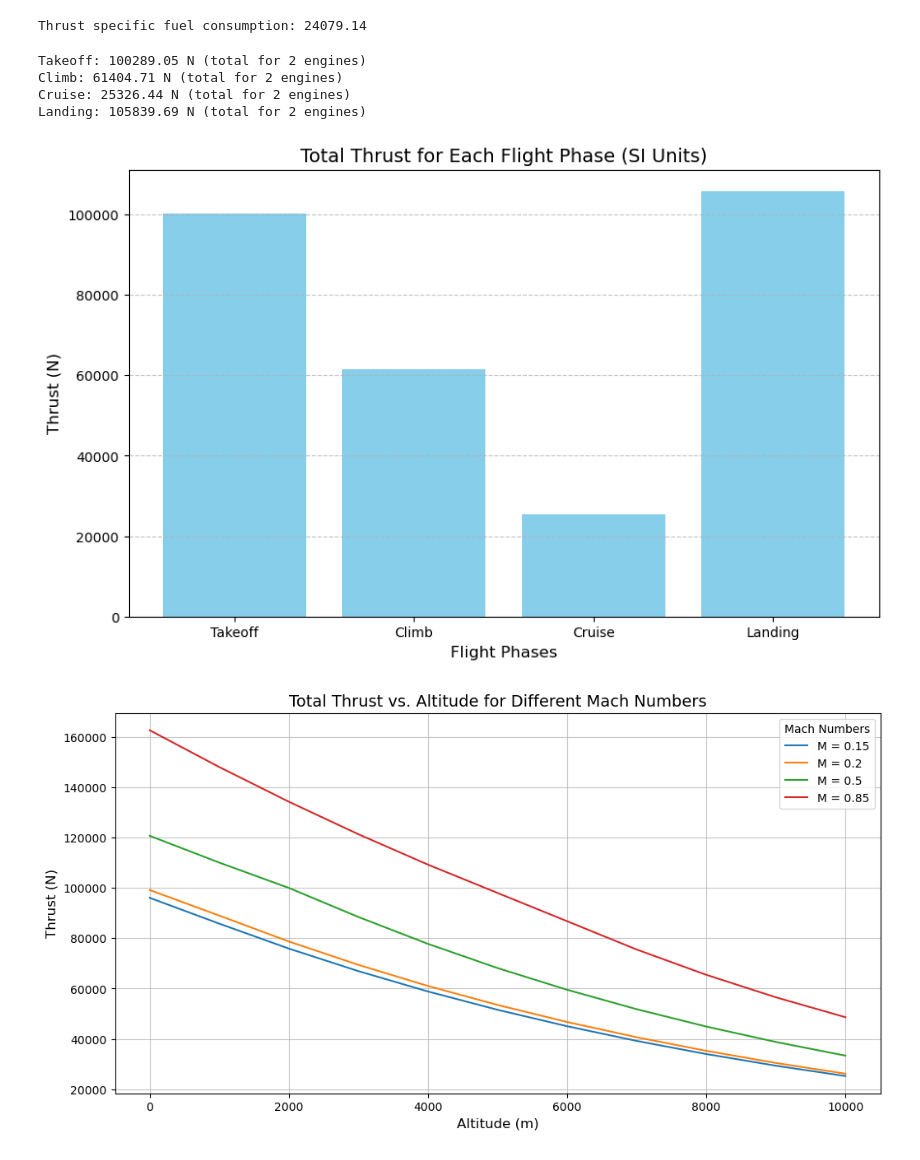
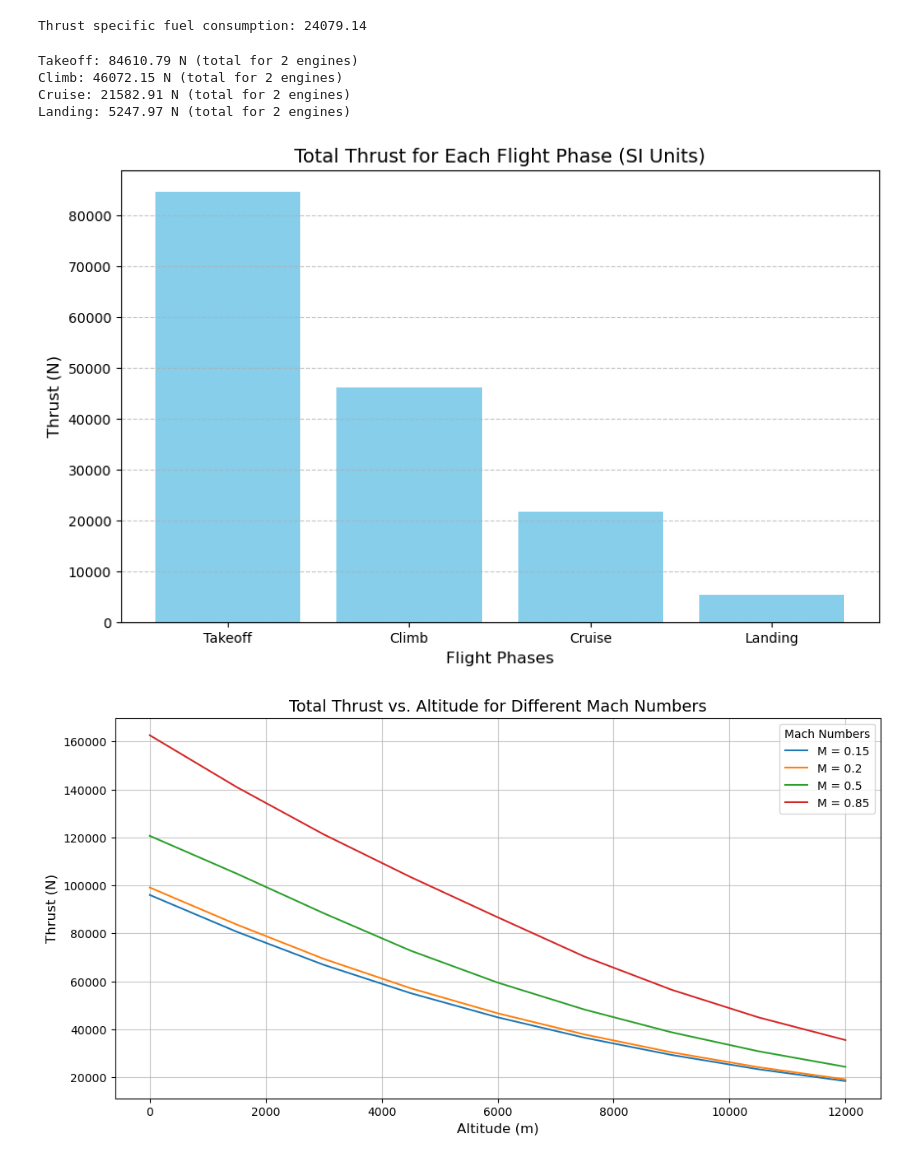
Before and after one commit to AntoineVanHoye/integrated_project, a Jupyter notebook: thrust.ipynb, the cells around one changed output. Saved outputs shown, nothing was run; the diff lists cells and outputs as text; code cells hidden in the pictures.

```diff
--- a/thrust.ipynb
+++ b/thrust.ipynb
@@ -8,7 +8,7 @@ h = [0, 5000, 12500, 30]  # Altitudes in meters (takeoff, climb, cruise, landing
 Cd0 = 0.02 # Parasitic drag coefficient
 delta = 0.005  # Induced drag correction factor
 AR = 1.5 # Aspect ratio
-CL = [1.5, 1.2, 0.261, 2]  # Lift coefficients for phases
+CL = [1, 0.6, 0.261, 1.5]  # Lift coefficients for phases
 S = 164.9  # Wing area (m^2)
 W = 471511.32  # Aircraft weight (N)
 gamma = 6  # Climb angle in degrees
@@ -148,10 +148,10 @@ def high_bypass_turbofan_thrust(F0, TR, H, M, deltaOAT_C):
 
 # Flight phase-specific parameters in SI units
 flight_phases = {
-    "Takeoff": {"H": 0, "M": 0.2, "TR": 1.2, "deltaOAT_C": 0},
-    "Climb": {"H": 5000, "M": 0.5, "TR": 1.0, "deltaOAT_C": -5},
-    "Cruise": {"H": 12500, "M": 0.85, "TR": 0.9, "deltaOAT_C": -10},
-    "Landing": {"H": 0, "M": 0.15, "TR": 1.1, "deltaOAT_C": 5},
+    "Takeoff": {"H": 0, "M": 0.2, "TR": 0.9, "deltaOAT_C": 0}, #TR 0.9-1 because full power is required at takeoff
+    "Climb": {"H": 5000, "M": 0.3, "TR": 0.8, "deltaOAT_C": -5}, # TR 0.75-0.85 because moderate power is required at climb
+    "Cruise": {"H": 12500, "M": 0.9, "TR": 0.6, "deltaOAT_C": -10},#TR 0.5-0.7 because low power is required at cruise
+    "Landing": {"H": 0, "M": 0.15, "TR": 0.4, "deltaOAT_C": 5}, # TR 0.3-0.5 because very low  power is required to decent
 }
 
 # Constants
@@ -172,37 +172,37 @@ for phase, params in flight_phases.items():
     thrust_results.append(total_thrust)
     phases.append(phase)
     print(f"{phase}: {total_thrust:.2f} N (total for {num_engines} engines)")
 
 # Visualization: Bar plot for thrust in each phase
 plt.figure(figsize=(10, 6))
 plt.bar(phases, thrust_results, color='skyblue')
 plt.title("Total Thrust for Each Flight Phase (SI Units)", fontsize=14)
 plt.ylabel("Thrust (N)", fontsize=12)
 plt.xlabel("Flight Phases", fontsize=12)
 plt.grid(axis='y', linestyle='--', alpha=0.7)
 plt.show()
 
 # Visualization: Thrust vs. Altitude and Mach Number
-altitudes = range(0, 11000, 1000)  # Altitudes from 0 to 11,000 m
+altitudes = range(0, 12500, 1500)  # Altitudes from 0 to 11,000 m
 mach_numbers = [0.15, 0.2, 0.5, 0.85]  # Example Mach numbers (Landing, Takeoff, Climb, Cruise)
 
 plt.figure(figsize=(12, 6))
 for M in mach_numbers:
     thrusts = [
         high_bypass_turbofan_thrust(F0, 1.0, H, M, 0) * num_engines for H in altitudes
     ]
     plt.plot(altitudes, thrusts, label=f"M = {M}")
 
 plt.title("Total Thrust vs. Altitude for Different Mach Numbers", fontsize=14)
 plt.ylabel("Thrust (N)", fontsize=12)
 plt.xlabel("Altitude (m)", fontsize=12)
 plt.legend(title="Mach Numbers", fontsize=10)
 plt.grid(alpha=0.7)
 plt.show()
 # %% [output]
-Takeoff: 100289.05 N (total for 2 engines)
-Climb: 61404.71 N (total for 2 engines)
-Cruise: 25326.44 N (total for 2 engines)
-Landing: 105839.69 N (total for 2 engines)
+Takeoff: 84610.79 N (total for 2 engines)
+Climb: 46072.15 N (total for 2 engines)
+Cruise: 21582.91 N (total for 2 engines)
+Landing: 5247.97 N (total for 2 engines)
-[figure, old version]
+[figure, new version]
-[figure, old version]
+[figure, new version]
```
Also changed, not shown: parts of 1 cell of this notebook.
